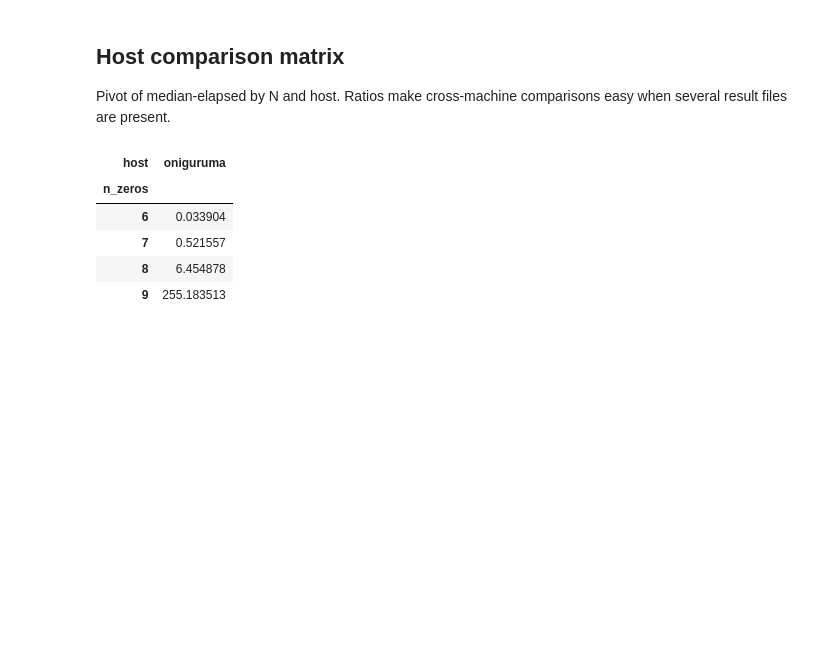
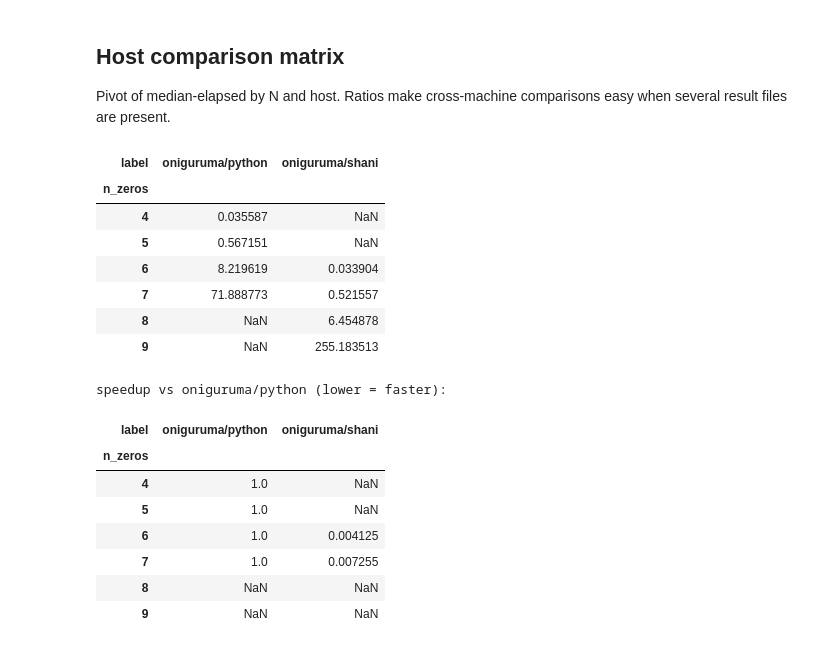
Before and after one commit to danilkiff/pow, a Jupyter notebook: analysis/explore_results.ipynb, the cells around one changed output. Drawn from its saved outputs; the diff is of its cells as text; code cells hidden in the pictures; blank space fills up the shorter version.

```diff
--- a/analysis/explore_results.ipynb
+++ b/analysis/explore_results.ipynb
@@ -30,6 +30,7 @@ looking for results in: /Users/pikachu/dev/pow/results
 class Run:
     source: str  # filename
     host: str  # hostname extracted from filename
+    label: str  # host/<backend-suffix> — distinguishes implementations
     target_secs: float
     runs_per_n: int
     threads: int
@@ -39,9 +40,11 @@ class Run:
 
 def load_one(path: Path) -> Run:
     data = json.loads(path.read_text())
-    # filename pattern: bench-<host>-<stamp>.json
-    stem = path.stem
-    host = stem.split("-", 2)[1] if stem.startswith("bench-") else "unknown"
+    # filename pattern: bench-<host>-<stamp>[-<backend>].json
+    parts = path.stem.split("-") if path.stem.startswith("bench-") else []
+    host = parts[1] if len(parts) > 1 else "unknown"
+    backend = "-".join(parts[3:]) if len(parts) > 3 else "default"
+    label = f"{host}/{backend}"
     rows = []
     for r in data["results"]:
         for i, (att, el) in enumerate(
@@ -59,6 +62,7 @@ def load_one(path: Path) -> Run:
     return Run(
         source=path.name,
         host=host,
+        label=label,
         target_secs=float(data["config"]["target_secs"]),
         runs_per_n=int(data["config"]["runs_per_n"]),
         threads=int(data["config"]["threads"]),
@@ -81,7 +85,7 @@ else:
         n_min = int(r.df["n_zeros"].min())
         n_max = int(r.df["n_zeros"].max())
         print(
-            f"{r.source}: host={r.host} threads={r.threads} "
+            f"{r.source}: label={r.label} threads={r.threads} "
             f"N={n_min}..{n_max} runs/N={r.runs_per_n}"
         )
 # %% [output]
@@ -113,14 +118,14 @@ def summarise(runs: list[Run]) -> pd.DataFrame:
                 ),
             }
         )
-        summary["host"] = r.host
+        summary["label"] = r.label
         frames.append(summary.reset_index())
     if not frames:
         return pd.DataFrame()
     out = pd.concat(frames, ignore_index=True)
     return out[
         [
-            "host",
+            "label",
             "n_zeros",
             "runs",
             "median_s",
@@ -259,18 +354,29 @@ easy when several result files are present.
 # %%
 if runs:
     pivot = summarise(runs).pivot_table(
-        index="n_zeros", columns="host", values="median_s"
+        index="n_zeros", columns="label", values="median_s"
     )
     display(pivot)
     if pivot.shape[1] >= 2:
         baseline = pivot.iloc[:, 0]
         ratios = pivot.div(baseline, axis=0)
         print(f"speedup vs {pivot.columns[0]} (lower = faster):")
         display(ratios)
 # %% [output]
-| host | oniguruma |
-| n_zeros |  |
-| 6 | 0.033904 |
-| 7 | 0.521557 |
-| 8 | 6.454878 |
-| 9 | 255.183513 |
+| label | oniguruma/python | oniguruma/shani |
+| n_zeros |  |  |
+| 4 | 0.035587 | NaN |
+| 5 | 0.567151 | NaN |
+| 6 | 8.219619 | 0.033904 |
+| 7 | 71.888773 | 0.521557 |
+| 8 | NaN | 6.454878 |
+| 9 | NaN | 255.183513 |
+speedup vs oniguruma/python (lower = faster):
+| label | oniguruma/python | oniguruma/shani |
+| n_zeros |  |  |
+| 4 | 1.0 | NaN |
+| 5 | 1.0 | NaN |
+| 6 | 1.0 | 0.004125 |
+| 7 | 1.0 | 0.007255 |
+| 8 | NaN | NaN |
+| 9 | NaN | NaN |
```
Also changed, not shown: parts of 6 cells of this notebook, 5 other files.
